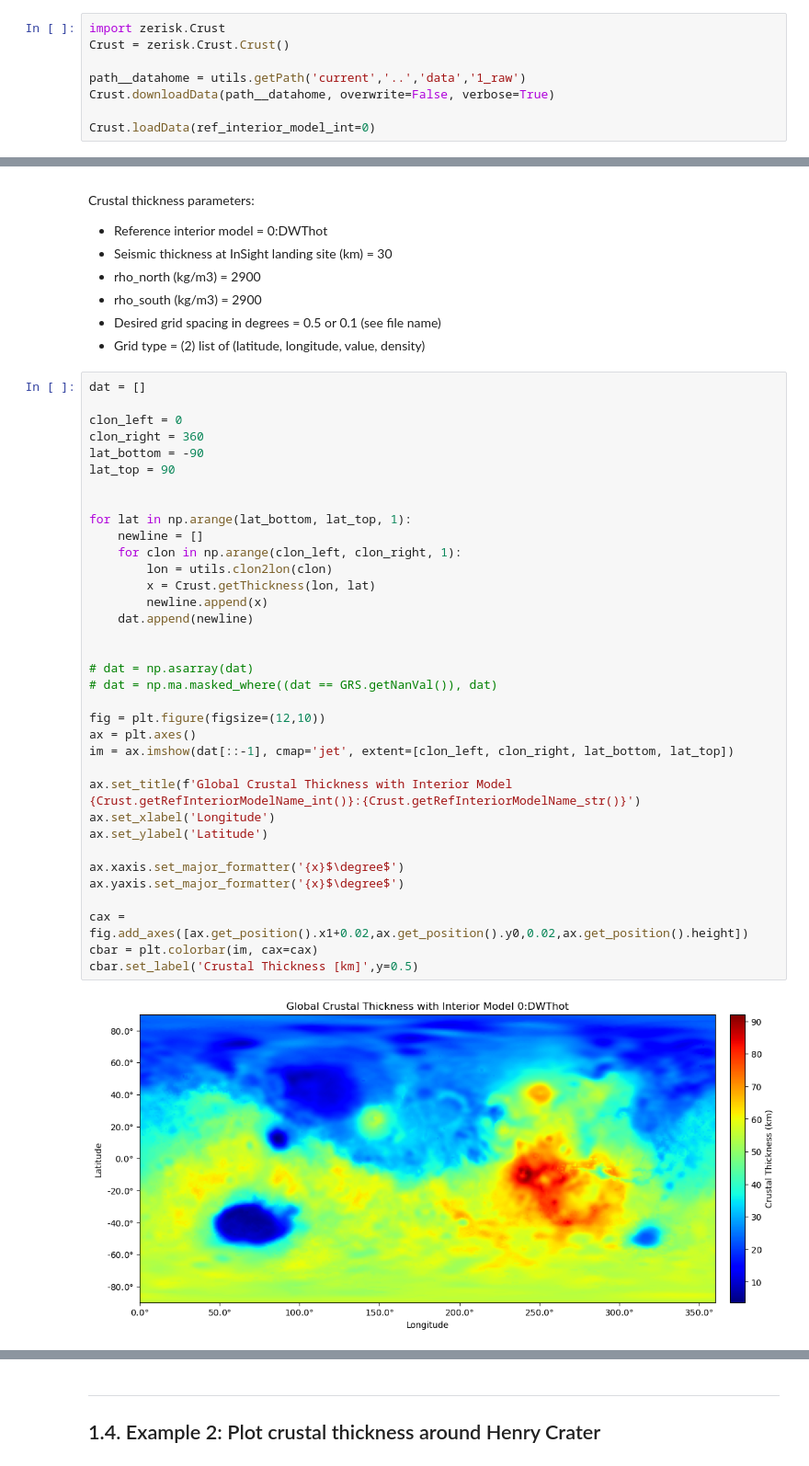
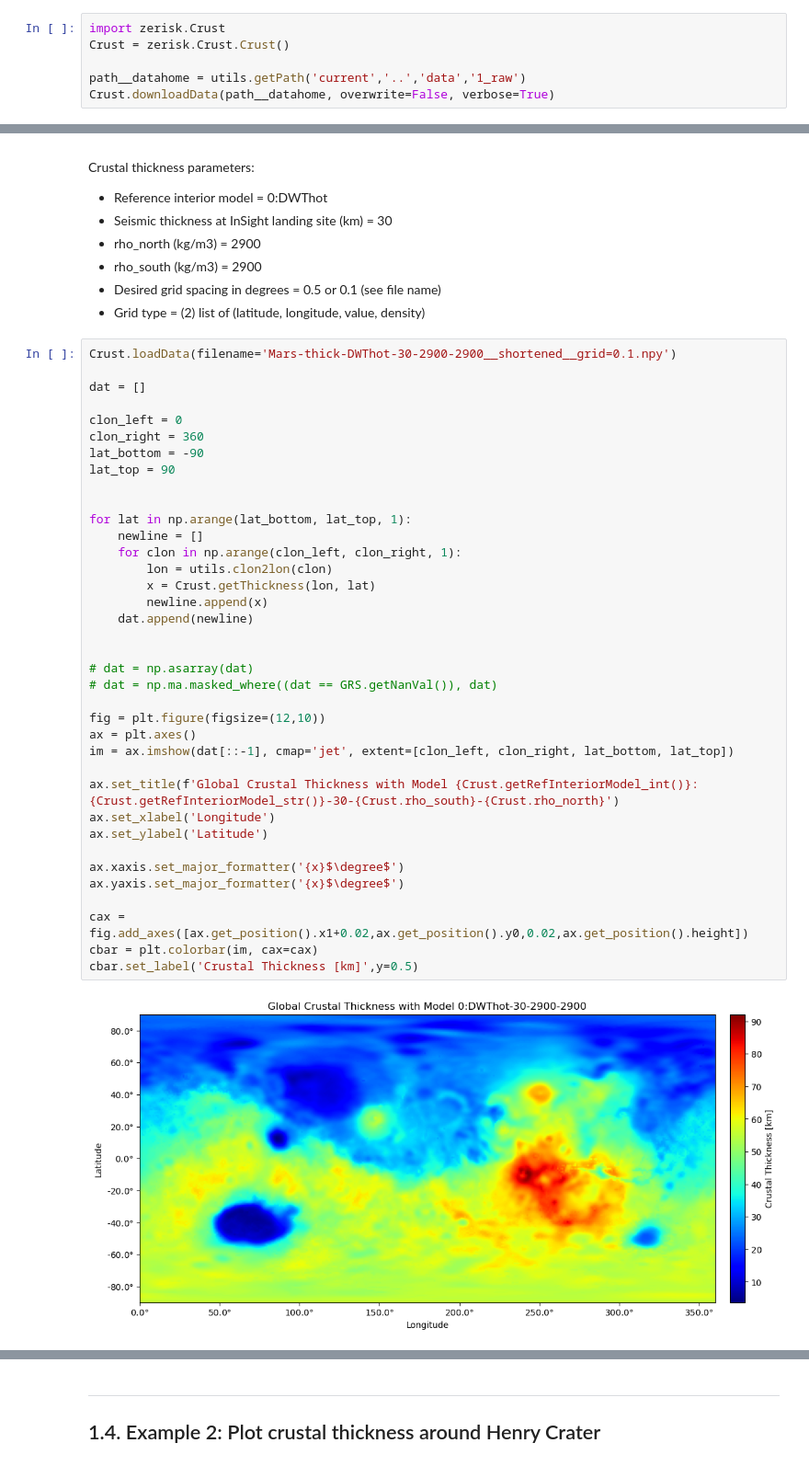
Before and after one commit to Humboldt-Penguin/Mars-Magnetics-Research, a Jupyter notebook: code/05_mag_src_map/src/main/summary.ipynb, the cells around one changed output, grey strips where cells are left out. Shown at 92% size. Cells and saved outputs as stored; diff of their text form.

```diff
--- a/code/05_mag_src_map/src/main/summary.ipynb
+++ b/code/05_mag_src_map/src/main/summary.ipynb
@@ -66,8 +66,6 @@ Crust = zerisk.Crust.Crust()
 
 path__datahome = utils.getPath('current','..','data','1_raw')
 Crust.downloadData(path__datahome, overwrite=False, verbose=True)
-
-Crust.loadData(ref_interior_model_int=0)
 # %% [output]
 Data folder already exists at
 c:\Users\Eris\Documents\sync_local\01_Research\Mars_Magnetics\code\05_mag_src_map\src\data\1_raw\crustal_thickness.
@@ -85,6 +123,8 @@ Crustal thickness parameters:
 - Desired grid spacing in degrees = 0.5 or 0.1 (see file name)
 - Grid type = (2) list of (latitude, longitude, value, density)
 # %%
+Crust.loadData(filename='Mars-thick-DWThot-30-2900-2900__shortened__grid=0.1.npy')
+
 dat = []
 
 clon_left = 0
@@ -92,32 +132,32 @@ clon_right = 360
 lat_bottom = -90
 lat_top = 90
 
 
 for lat in np.arange(lat_bottom, lat_top, 1):
     newline = []
     for clon in np.arange(clon_left, clon_right, 1):
         lon = utils.clon2lon(clon)
         x = Crust.getThickness(lon, lat)
         newline.append(x)
     dat.append(newline)
 
 
 # dat = np.asarray(dat)
 # dat = np.ma.masked_where((dat == GRS.getNanVal()), dat)
 
 fig = plt.figure(figsize=(12,10))
 ax = plt.axes()
 im = ax.imshow(dat[::-1], cmap='jet', extent=[clon_left, clon_right, lat_bottom, lat_top])
 
-ax.set_title(f'Global Crustal Thickness with Interior Model {Crust.getRefInteriorModelName_int()}:{Crust.getRefInteriorModelName_str()}')
+ax.set_title(f'Global Crustal Thickness with Model {Crust.getRefInteriorModel_int()}:{Crust.getRefInteriorModel_str()}-30-{Crust.rho_south}-{Crust.rho_north}')
 ax.set_xlabel('Longitude')
 ax.set_ylabel('Latitude')
 
 ax.xaxis.set_major_formatter('{x}$\degree$')
 ax.yaxis.set_major_formatter('{x}$\degree$')
 
 cax = fig.add_axes([ax.get_position().x1+0.02,ax.get_position().y0,0.02,ax.get_position().height])
 cbar = plt.colorbar(im, cax=cax)
 cbar.set_label('Crustal Thickness [km]',y=0.5)
 # %% [output]
-[figure, old version]
+[figure, new version]
```
Also changed, not shown: parts of 12 cells of this notebook, 7 other files.
